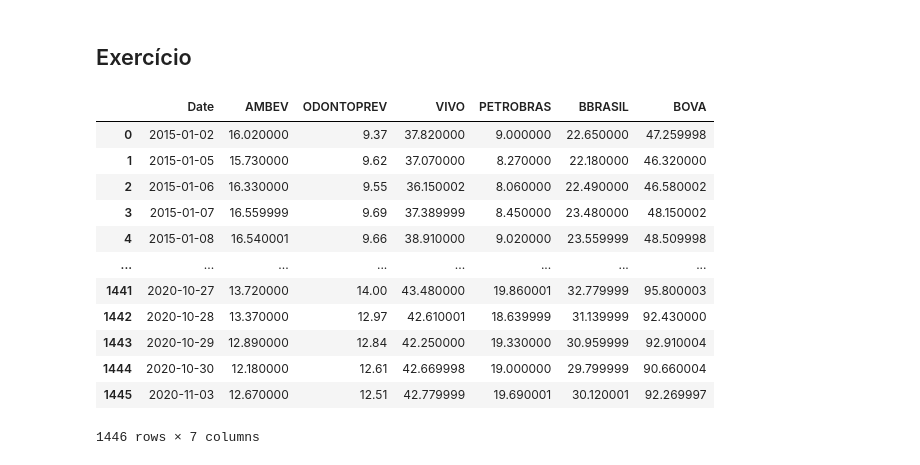
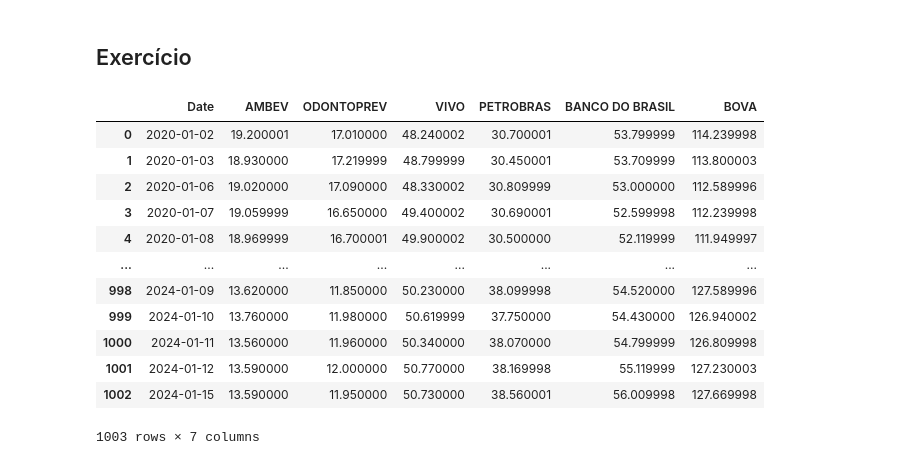
Before and after one commit to wandersonxs/Financas-Machine-Learning-Course, a Jupyter notebook: S5_Python_para_finanças_risco_de_ações.ipynb, the cells around one changed output. Saved outputs shown, nothing was run; the diff lists cells and outputs as text; code cells hidden in the pictures.

```diff
--- a/S5_Python_para_finanças_risco_de_ações.ipynb
+++ b/S5_Python_para_finanças_risco_de_ações.ipynb
@@ -585,22 +550,22 @@ risco_nao_sistematico2
 # %% [markdown]
 ## Exercício
 # %%
-dataset = pd.read_csv('acoes_ex.csv')
+dataset = pd.read_csv('acoes.csv')
 dataset
 # %% [output]
-|  | Date | AMBEV | ODONTOPREV | VIVO | PETROBRAS | BBRASIL | BOVA |
-| 0 | 2015-01-02 | 16.020000 | 9.37 | 37.820000 | 9.000000 | 22.650000 | 47.259998 |
-| 1 | 2015-01-05 | 15.730000 | 9.62 | 37.070000 | 8.270000 | 22.180000 | 46.320000 |
-| 2 | 2015-01-06 | 16.330000 | 9.55 | 36.150002 | 8.060000 | 22.490000 | 46.580002 |
-| 3 | 2015-01-07 | 16.559999 | 9.69 | 37.389999 | 8.450000 | 23.480000 | 48.150002 |
-| 4 | 2015-01-08 | 16.540001 | 9.66 | 38.910000 | 9.020000 | 23.559999 | 48.509998 |
+|  | Date | AMBEV | ODONTOPREV | VIVO | PETROBRAS | BANCO DO BRASIL | BOVA |
+| 0 | 2020-01-02 | 19.200001 | 17.010000 | 48.240002 | 30.700001 | 53.799999 | 114.239998 |
+| 1 | 2020-01-03 | 18.930000 | 17.219999 | 48.799999 | 30.450001 | 53.709999 | 113.800003 |
+| 2 | 2020-01-06 | 19.020000 | 17.090000 | 48.330002 | 30.809999 | 53.000000 | 112.589996 |
+| 3 | 2020-01-07 | 19.059999 | 16.650000 | 49.400002 | 30.690001 | 52.599998 | 112.239998 |
+| 4 | 2020-01-08 | 18.969999 | 16.700001 | 49.900002 | 30.500000 | 52.119999 | 111.949997 |
 | ... | ... | ... | ... | ... | ... | ... | ... |
-| 1441 | 2020-10-27 | 13.720000 | 14.00 | 43.480000 | 19.860001 | 32.779999 | 95.800003 |
-| 1442 | 2020-10-28 | 13.370000 | 12.97 | 42.610001 | 18.639999 | 31.139999 | 92.430000 |
-| 1443 | 2020-10-29 | 12.890000 | 12.84 | 42.250000 | 19.330000 | 30.959999 | 92.910004 |
-| 1444 | 2020-10-30 | 12.180000 | 12.61 | 42.669998 | 19.000000 | 29.799999 | 90.660004 |
-| 1445 | 2020-11-03 | 12.670000 | 12.51 | 42.779999 | 19.690001 | 30.120001 | 92.269997 |
+| 998 | 2024-01-09 | 13.620000 | 11.850000 | 50.230000 | 38.099998 | 54.520000 | 127.589996 |
+| 999 | 2024-01-10 | 13.760000 | 11.980000 | 50.619999 | 37.750000 | 54.430000 | 126.940002 |
+| 1000 | 2024-01-11 | 13.560000 | 11.960000 | 50.340000 | 38.070000 | 54.799999 | 126.809998 |
+| 1001 | 2024-01-12 | 13.590000 | 12.000000 | 50.770000 | 38.169998 | 55.119999 | 127.230003 |
+| 1002 | 2024-01-15 | 13.590000 | 11.950000 | 50.730000 | 38.560001 | 56.009998 | 127.669998 |
-1446 rows × 7 columns
+1003 rows × 7 columns
 # %%
 dataset.drop(labels=['Date'], axis = 1, inplace = True)
 dataset.head()
```
Also changed, not shown: parts of 119 cells of this notebook, 2 other files.
